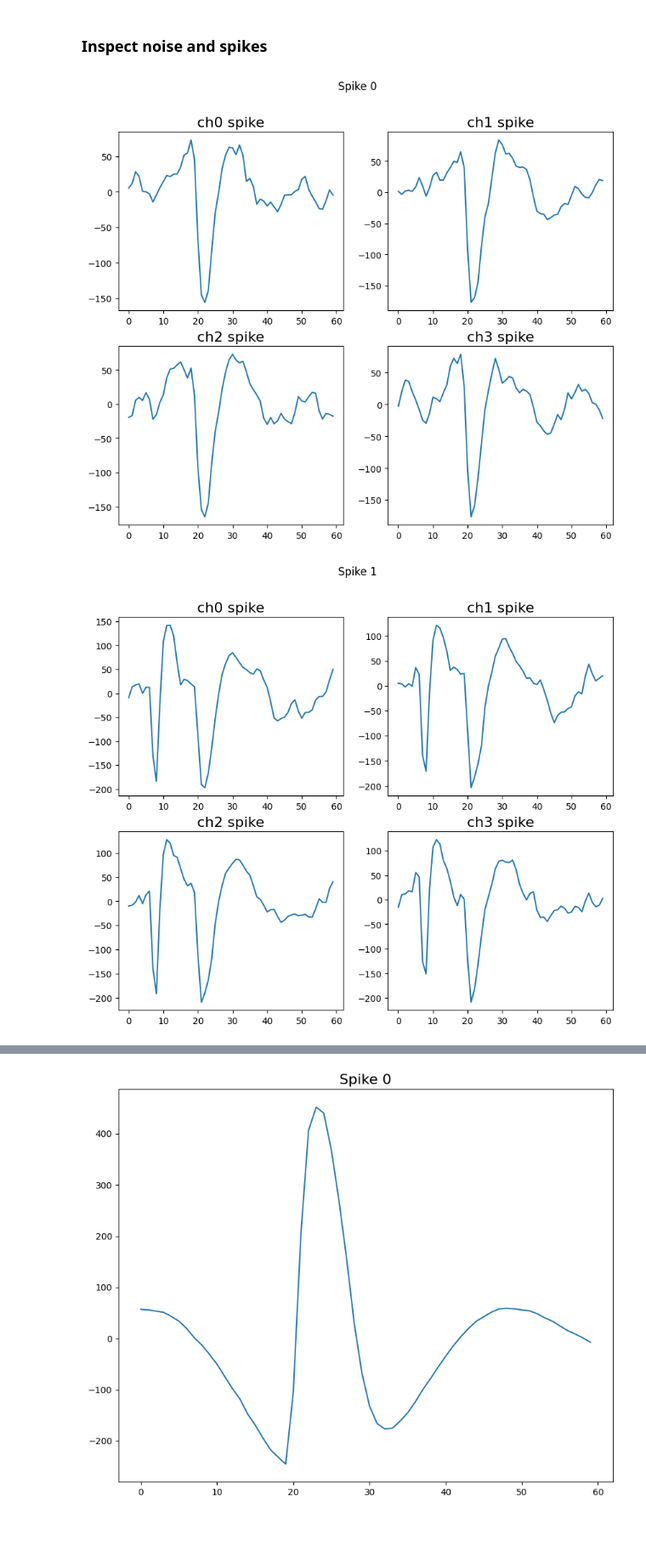
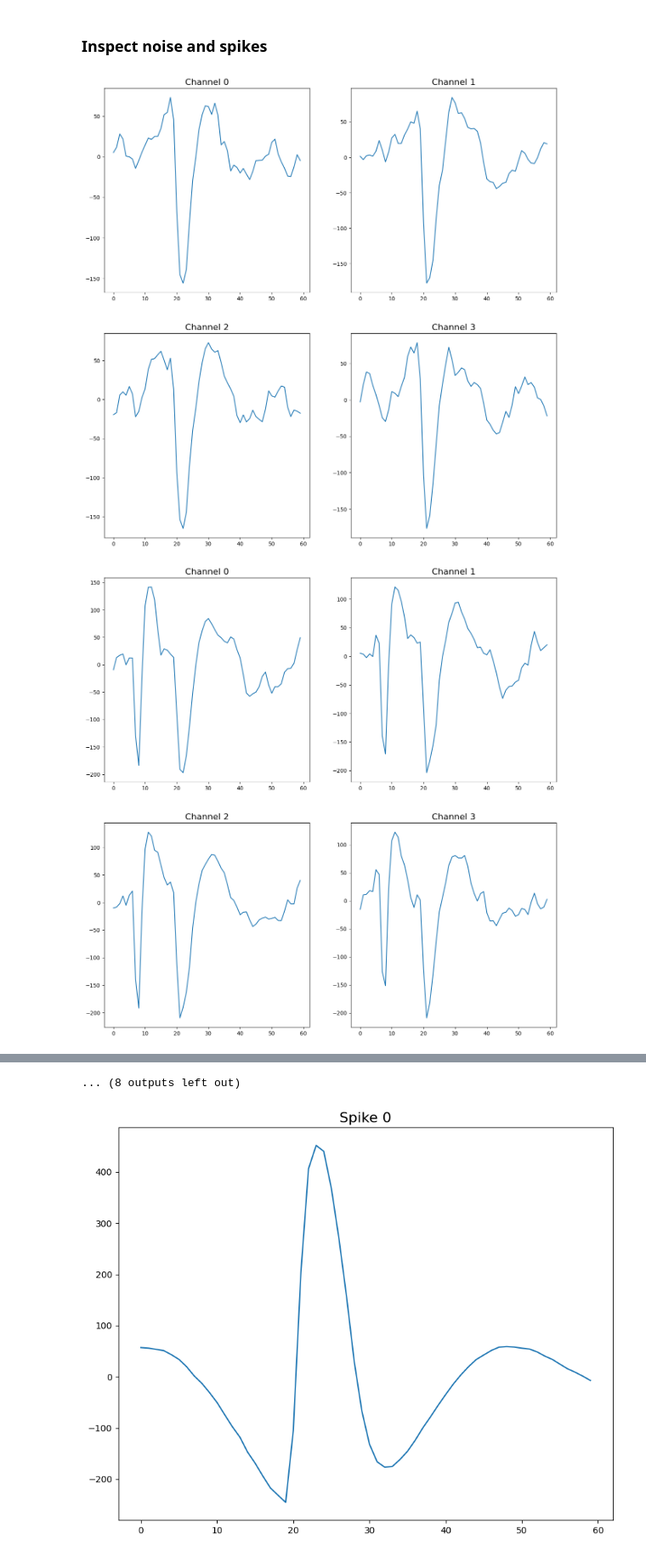
Before and after one commit to ariaalinejad/VectorQuantizationForNeuralSignals, a Jupyter notebook: notebooks/SpikeVsBackground.ipynb, the cells around one changed output, grey strips where cells are left out. Shown at 85% size. Cells and saved outputs as stored; diff of their text form; code cells hidden in the pictures; blank space fills up the shorter version.

```diff
--- a/notebooks/SpikeVsBackground.ipynb
+++ b/notebooks/SpikeVsBackground.ipynb
@@ -158,26 +158,26 @@ AP_intra[:,0]  = filtfilt(b,a, s_intra)
 # %%
 t_noise = 600 # start of background signal region
 
 
 # Plot spikes
 # for j in range(len(spike_intervals)):
-for j in range(5):
-    plt.figure(figsize=(10, 8))
-    plt.suptitle('Spike ' + str(j))
+for j in range(10):
+    plt.figure(figsize=(15, 15))
+    # plt.suptitle('Spike ' + str(j))
     for i in range(AP1.shape[1]):
         plt.subplot(2,2,i+1)
-        plt.title('ch' + str(i) + ' spike')
+        plt.title('Channel ' + str(i))
         plt.plot(AP1[spike_intervals[j][0]:spike_intervals[j][1],i])
 
 # Plot bg signal
 # for j in range(len(spike_intervals)):
-for j in range(2):
-    plt.figure(figsize=(10, 8))
-    plt.suptitle('Noise ' + str(j))
+for j in range(10):
+    plt.figure(figsize=(15, 15))
+    # plt.suptitle('Noise ' + str(j))
     for i in range(AP1.shape[1]):
         plt.subplot(2,2,i+1)
-        plt.title('ch' + str(i) + ' background noise')
+        plt.title('Channel ' + str(i))
         plt.plot(AP1[pp*j+t_noise:pp*(j+1)+t_noise,i])
 # %% [output]
-[figure, old version]
+[figure, new version]
-[figure, old version]
+[figure, new version]
@@ -189,3 +194,4 @@ for j in range(2):
+... (8 outputs left out)
 # %%
 #Plot intracellular spikes
 # for j in range(len(spike_intervals)):
```
Also changed, not shown: parts of 5 cells of this notebook.
